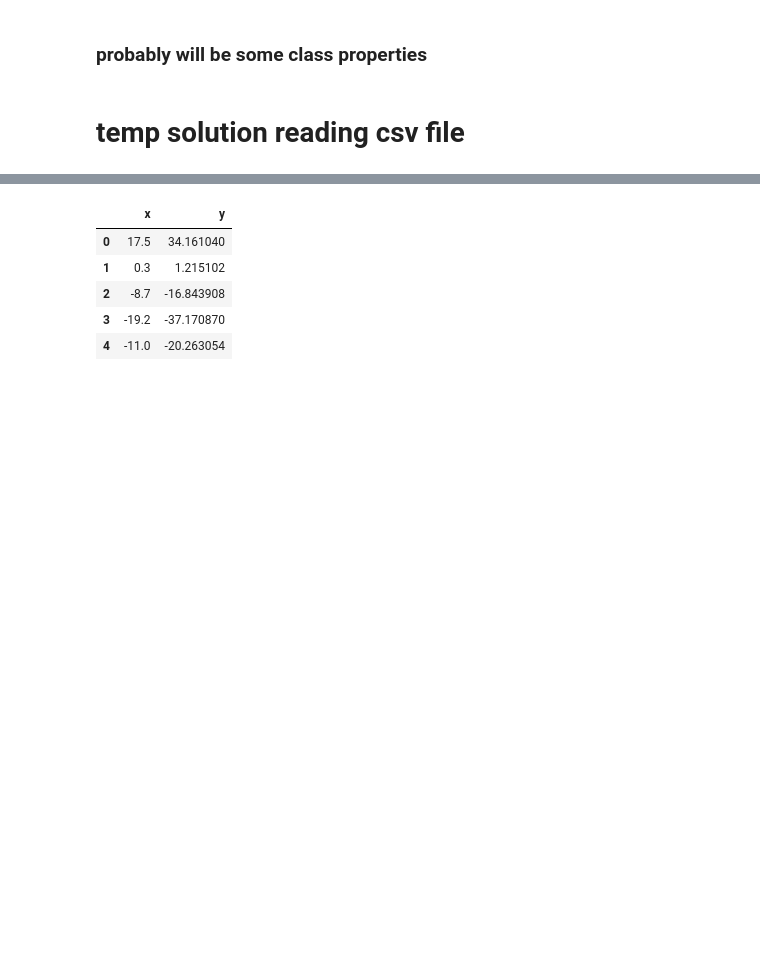
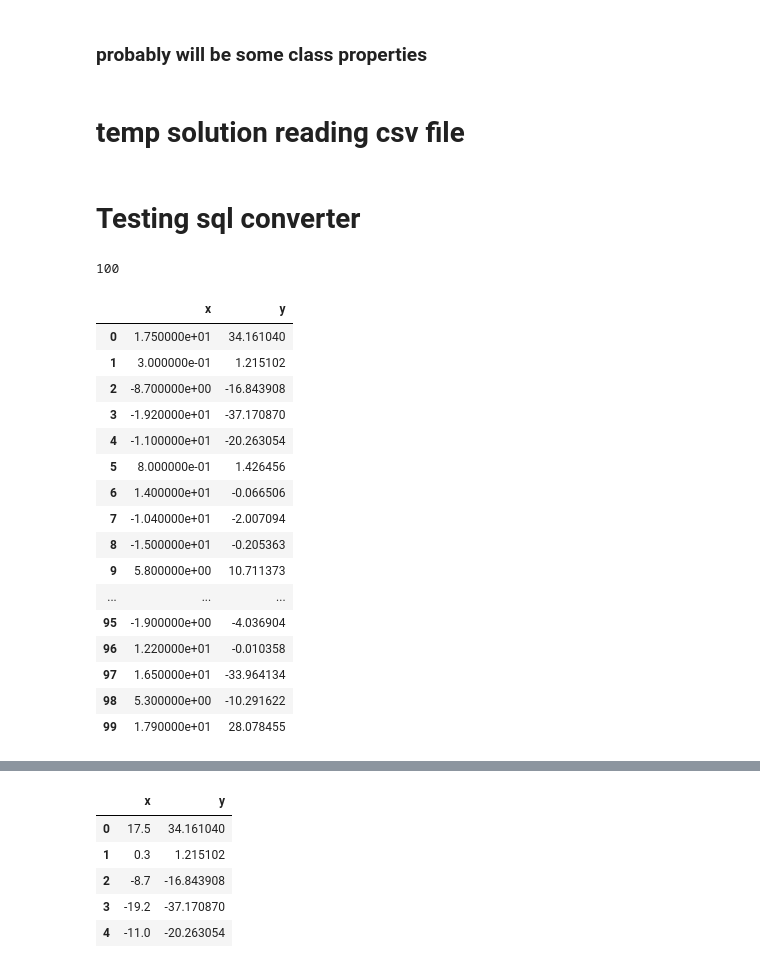
Before and after one commit to Fful/pyprog-course-WA, a Jupyter notebook: data_processing.ipynb, the cells around one changed output, grey strips where cells are left out. Drawn from its saved outputs; the diff is of its cells as text; code cells hidden in the pictures; blank space fills up the shorter version.

```diff
--- a/data_processing.ipynb
+++ b/data_processing.ipynb
@@ -9,6 +12,19 @@ import os
 # %%
+# set pandas options
 pd.set_option('display.max_columns', 500)
 pd.set_option('display.max_rows', 500)
+
+# establish connection with the database
+url_object = URL.create(
+    "postgresql+psycopg2",
+    username="postgres",
+    password="Ee123456!",
+    host="localhost",
+    database="Masters:Programing_with_python",
+)
+engine = create_engine(url_object, pool_pre_ping=True)
+
+# set matplotlib style
 plt.style.use('ggplot')
 # %% [markdown]
 ### probably will be some class properties
@@ -22,6 +49,33 @@ data_source = 'data_csv'
 ideal = pd.read_csv(os.path.join(data_source, 'ideal.csv'))
 test = pd.read_csv(os.path.join(data_source,'test.csv'))
 train = pd.read_csv(os.path.join(data_source,'train.csv'))
+# %% [markdown]
+# Testing sql converter
+# %%
+test.to_sql('test', engine, if_exists='replace', index=False)
+# %% [output]
+100
+# %%
+test1 = pd.read_sql('SELECT * FROM test', engine)
+test1
+# %% [output]
+|  | x | y |
+| 0 | 1.750000e+01 | 34.161040 |
+| 1 | 3.000000e-01 | 1.215102 |
+| 2 | -8.700000e+00 | -16.843908 |
+| 3 | -1.920000e+01 | -37.170870 |
+| 4 | -1.100000e+01 | -20.263054 |
+| 5 | 8.000000e-01 | 1.426456 |
+| 6 | 1.400000e+01 | -0.066506 |
+| 7 | -1.040000e+01 | -2.007094 |
+| 8 | -1.500000e+01 | -0.205363 |
+| 9 | 5.800000e+00 | 10.711373 |
+| ... | ... | ... |
+| 95 | -1.900000e+00 | -4.036904 |
+| 96 | 1.220000e+01 | -0.010358 |
+| 97 | 1.650000e+01 | -33.964134 |
+| 98 | 5.300000e+00 | -10.291622 |
+| 99 | 1.790000e+01 | 28.078455 |
 # %%
 ideal.head()
 # %% [output]
```
Also changed, not shown: parts of 7 cells of this notebook.
